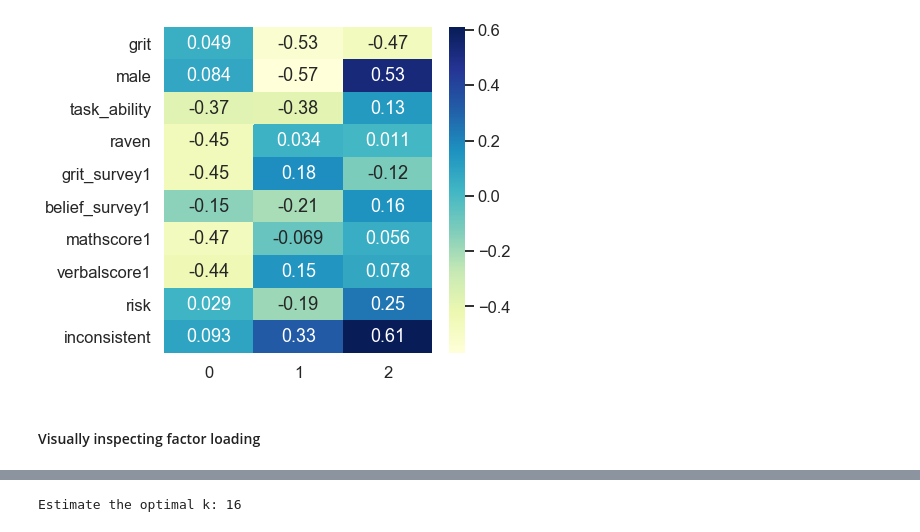
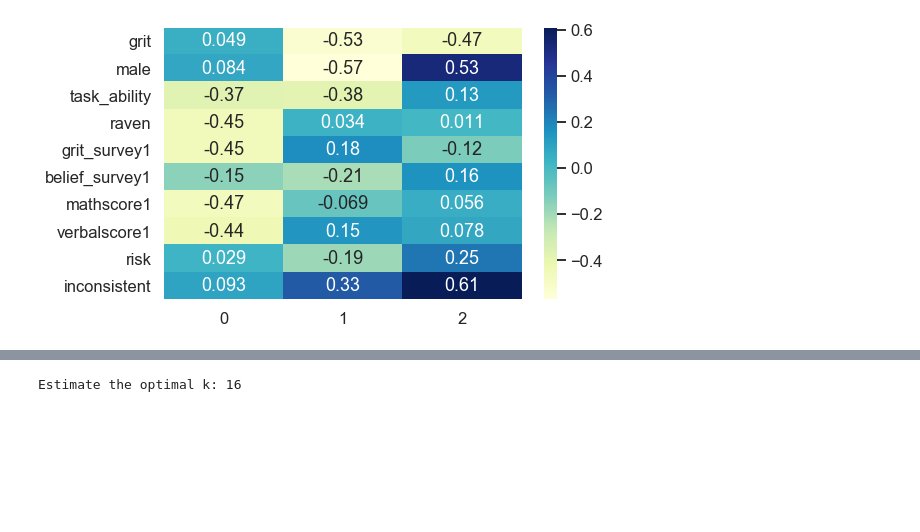
Before and after one commit to philippschmalen/Code-snippets, a Jupyter notebook: PCA_workflow.ipynb, the cells around one changed output, grey strips where cells are left out. Saved outputs shown, nothing was run; the diff lists cells and outputs as text; code cells hidden in the pictures; blank space fills up the shorter version.

```diff
--- a/PCA_workflow.ipynb
+++ b/PCA_workflow.ipynb
@@ -55,9 +68,11 @@ try:
     url = 'https://dataverse.harvard.edu/api/access/datafile/3352340?gbrecs=false'
     s=requests.get(url).content
     df_raw = pd.read_csv(io.StringIO(s.decode('utf-8')), sep='\t')
+    print("Data loaded from Harvard Dataverse.")
 except:
     path = 'C://Users//Philipp//GDrive//Projekter//Causal Forest Tutorial//data//grit//'
     df_raw = pd.read_csv(path+'Sample2_Data.tab', sep='\t')
+    print("Data loaded from local directory.")
 
 df = df_raw.copy()
 
@@ -65,7 +80,4 @@ df = df_raw.copy()
 selected_features = ['grit', 'male', 'task_ability', 'raven', 'grit_survey1',
  'belief_survey1', 'mathscore1', 'verbalscore1', 'risk', 'inconsistent']
 X_raw = df.filter(selected_features, axis='columns')
-
-# impute with mean
-imp = SimpleImputer()
-X = imp.fit_transform(X_raw)
+X_raw_colnames = X_raw.keys()
@@ -157,0 +186,20 @@ plt.show()
+# %%
+############### DEFINE PARAMS
+top_k = 3
+#select data based on percentile (top_q) or top-k features
+top_q = .50
+top_pc = 3
+###############
+
+# PCA factor loadings
+df_c = pd.DataFrame(pca.components_, columns=X_raw_colnames).T
+
+print("Factor Loadings")
+print('='*40,'\n')
+print('Top {} highest'.format(top_k))
+print('-'*40)
+print(df_c.iloc[:,0].sort_values(ascending=False)[:top_k], '\n')
+
+print('Top {} lowest'.format(top_k))
+print('-'*40)
+print(df_c.iloc[:,0].sort_values()[:top_k])
@@ -158,8 +223,9 @@ plt.show()
 # %%
-fig, ax = plt.subplots(figsize=(6,6))
-sns.heatmap(df_c.iloc[:,:pc_n], annot=True, cmap="YlGnBu", ax=ax)
+# Plot heatmap
+size_yaxis = round(X_raw.shape[1] * 0.5)
+
+fig, ax = plt.subplots(figsize=(8,size_yaxis))
+sns.heatmap(df_c.iloc[:,:top_pc], annot=True, cmap="YlGnBu", ax=ax)
 plt.show()
 # %% [output]
-[figure, old version]
+[figure, new version]
-# %% [markdown]
-#### Visually inspecting factor loading
```
Also changed, not shown: parts of 24 cells of this notebook.
